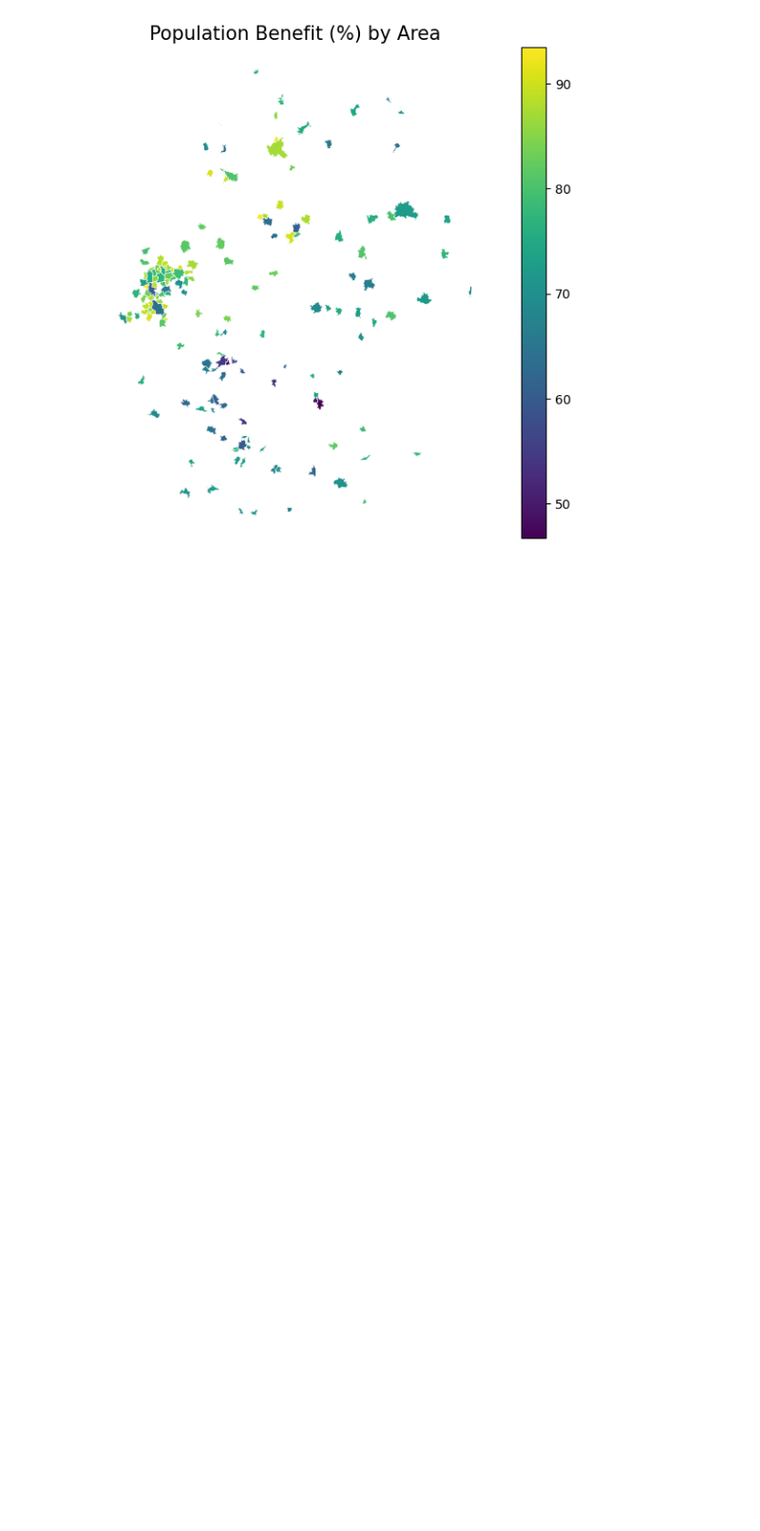
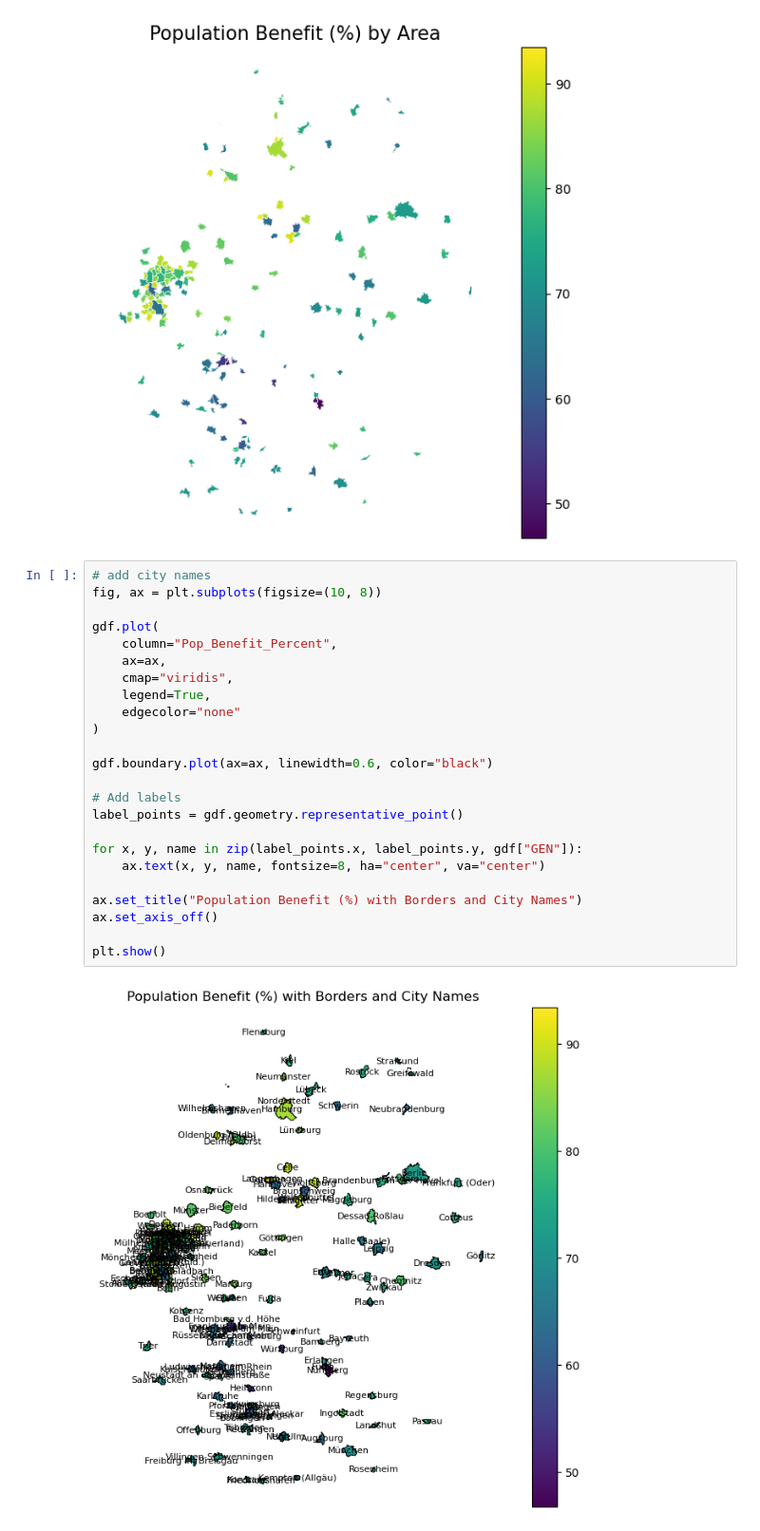
Before and after one commit to ioer-dresden/jupyter-book-ioerdata, a Jupyter notebook: notebooks/ioerdata_api/03_basic_visualization.ipynb, the cells around one changed output. Shown at 95% size. Drawn from its saved outputs; the diff is of its cells as text; blank space fills up the shorter version.

Commit message:
updated basic visualization

```diff
--- a/notebooks/ioerdata_api/03_basic_visualization.ipynb
+++ b/notebooks/ioerdata_api/03_basic_visualization.ipynb
@@ -69,3 +70,29 @@ Index(['AGS', 'GEN', 'NUTS', 'Shape_Leng', 'Shape_Area', 'Pop_Benefit_Percent',
        'geometry'],
       dtype='object')
 [figure]
+# %%
+# add city names
+fig, ax = plt.subplots(figsize=(10, 8))
+
+gdf.plot(
+    column="Pop_Benefit_Percent",
+    ax=ax,
+    cmap="viridis",
+    legend=True,
+    edgecolor="none"
+)
+
+gdf.boundary.plot(ax=ax, linewidth=0.6, color="black")
+
+# Add labels
+label_points = gdf.geometry.representative_point()
+
+for x, y, name in zip(label_points.x, label_points.y, gdf["GEN"]):
+    ax.text(x, y, name, fontsize=8, ha="center", va="center")
+
+ax.set_title("Population Benefit (%) with Borders and City Names")
+ax.set_axis_off()
+
+plt.show()
+# %% [output]
+[figure, added]
```
Also changed, not shown: parts of 4 cells of this notebook.
